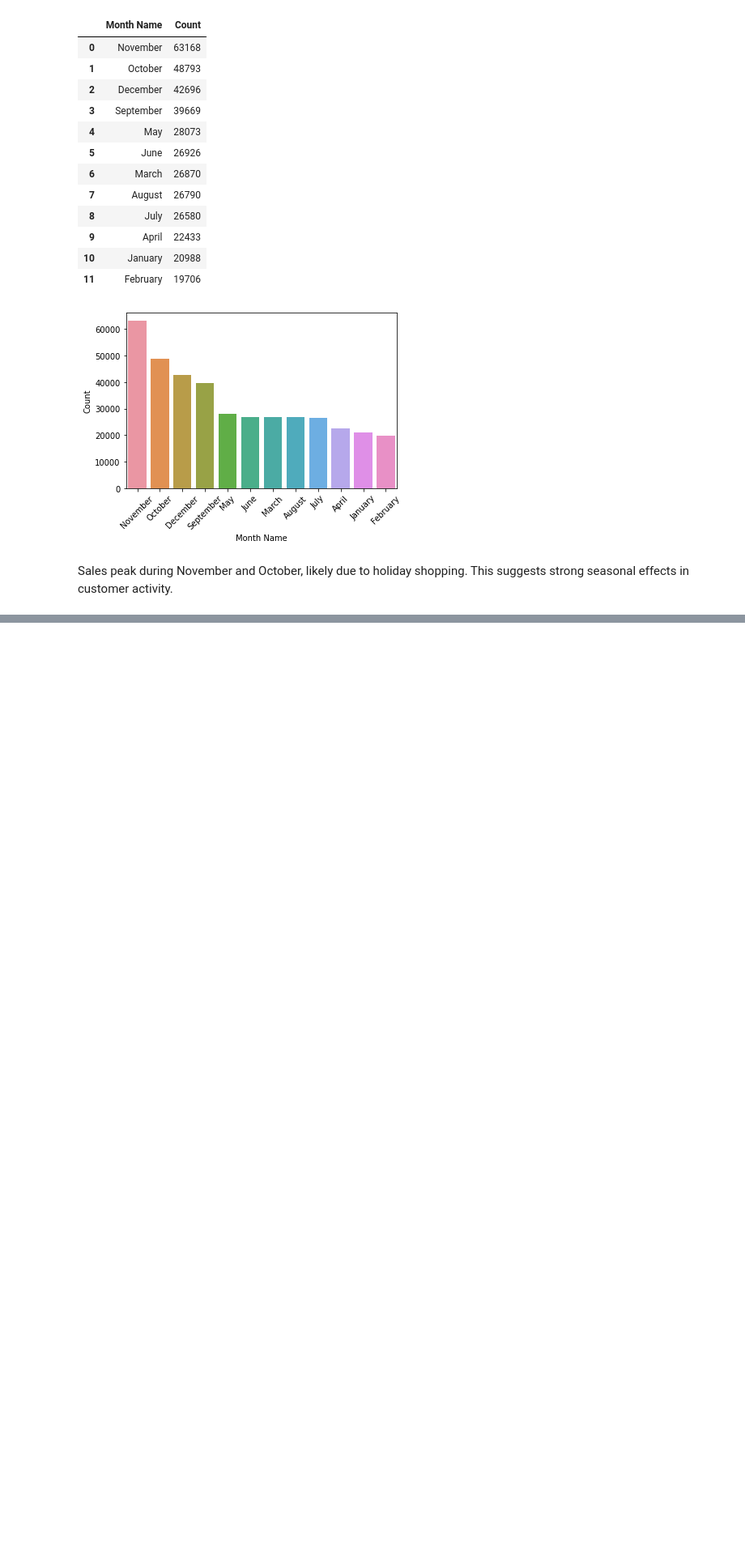
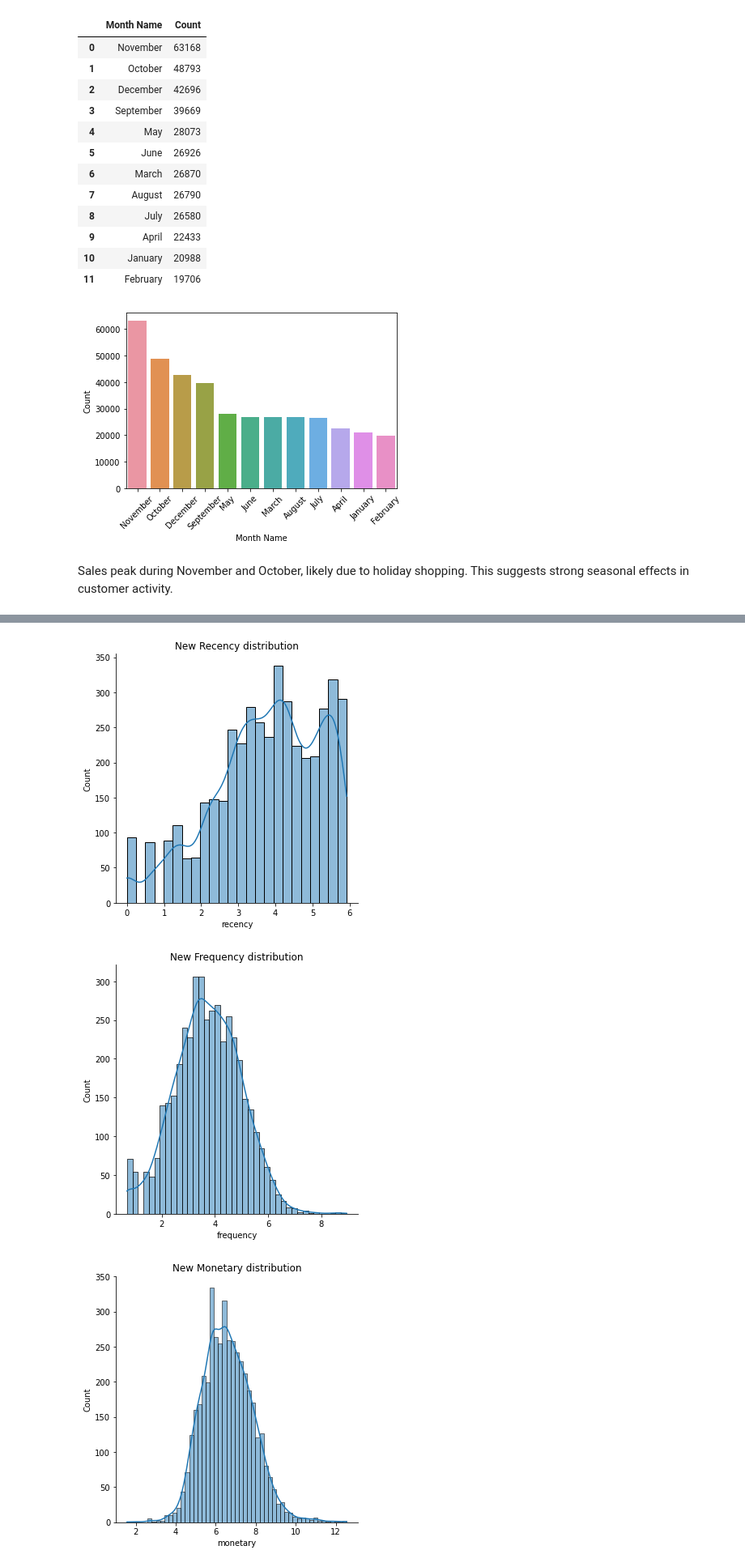
Before and after one commit to MihirKalariya25/MasterProject, a Jupyter notebook: Master_Project_main.ipynb, the cells around one changed output, grey strips where cells are left out. Shown at 81% size. Drawn from its saved outputs; the diff is of its cells as text; code cells hidden in the pictures; blank space fills up the shorter version.

```diff
--- a/Master_Project_main.ipynb
+++ b/Master_Project_main.ipynb
@@ -259,0 +457,17 @@ Sales peak during November and October, likely due to holiday shopping. This sug
+# %%
+log_trans_data = np.log1p(rfm_metrics[['recency', 'frequency', 'monetary']]).round(2)
+# %%
+#Checking the distribution of the data again
+sns.displot(data=log_trans_data,x='recency',kde=True)
+plt.title('New Recency distribution')
+plt.show()
+sns.displot(data=log_trans_data,x='frequency',kde=True)
+plt.title('New Frequency distribution')
+plt.show()
+sns.displot(data=log_trans_data,x='monetary',kde=True)
+plt.title('New Monetary distribution')
+plt.show()
+# %% [output]
+[figure, added]
+[figure, added]
+[figure, added]
```
Also changed, not shown: parts of 18 cells of this notebook.
